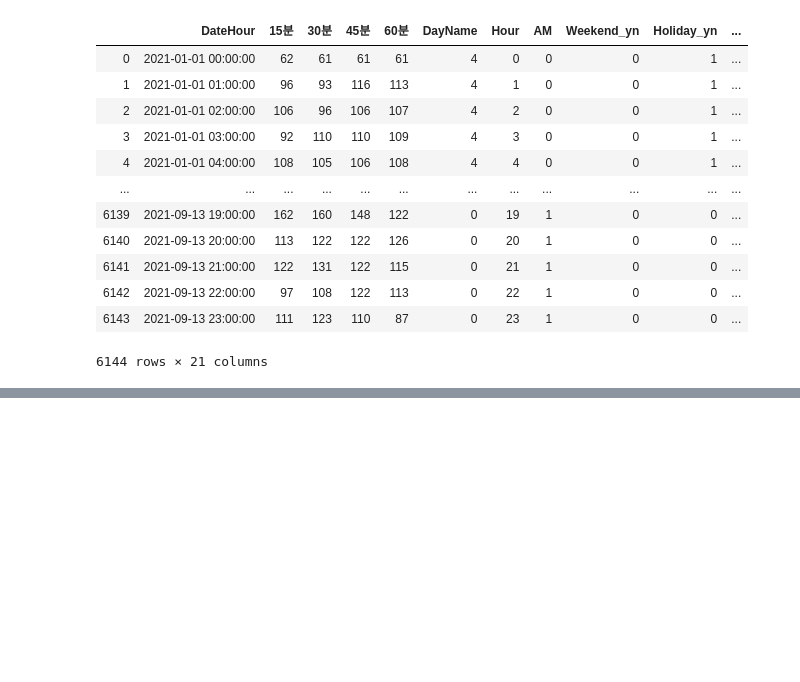
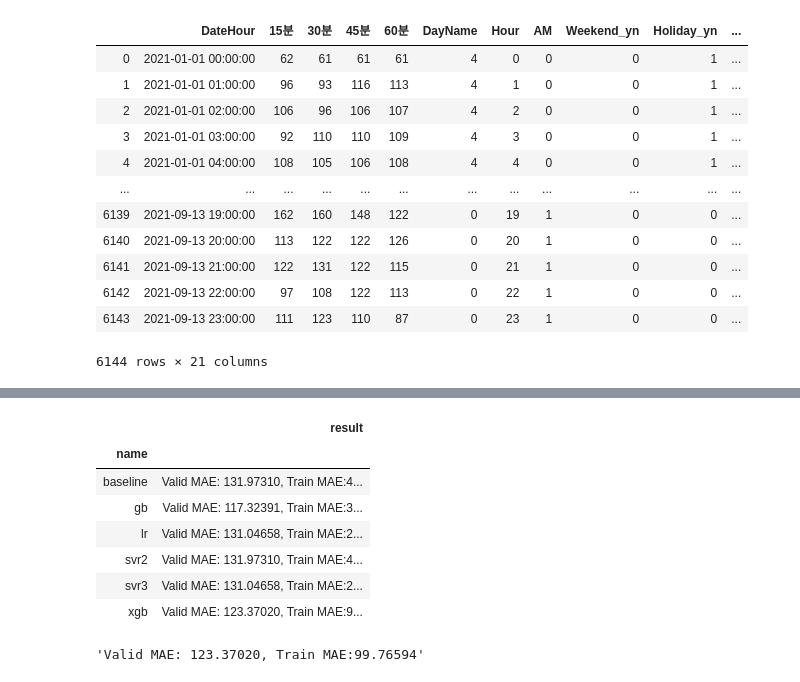
Before and after one commit to jw-koo/DS_lv3_2412, a Jupyter notebook: sec_ds_lv3_prob3_kaggle.ipynb, the cells around one changed output, grey strips where cells are left out. Cells and saved outputs as stored; diff of their text form; code cells hidden in the pictures; blank space fills up the shorter version.

```diff
--- a/sec_ds_lv3_prob3_kaggle.ipynb
+++ b/sec_ds_lv3_prob3_kaggle.ipynb
@@ -266,0 +378,27 @@ mean_absolute_error(
+# %%
+# XGB: XGBoost
+
+import xgboost as xgb
+
+X_xgb = "15분, 30분, 45분, 60분, DayName, Hour, AM, Weekend_yn, Holiday_yn, Avg, TotalHour, 생산량, 기온, 풍속, 습도, 강수량, 전기요금(계절), 공장인원, 인건비"
+X_xgb = [i.strip() for i in X_xgb.split(',')]
+
+ct = ColumnTransformer([
+    ('pt', 'passthrough', X_xgb)
+])
+# n_estimators=?, learning_rate=?, max_depth=? 을 튜닝해봅니다. GradientBoostingRegressor와 유사합니다.
+reg_xgb = make_pipeline(
+    ct,
+    xgb.XGBRegressor(random_state=123)
+)
+eval_model('xgb', reg_xgb)
+# %% [output]
+|  | result |
+| name |  |
+| baseline | Valid MAE: 131.97310, Train MAE:4... |
+| gb | Valid MAE: 117.32391, Train MAE:3... |
+| lr | Valid MAE: 131.04658, Train MAE:2... |
+| svr2 | Valid MAE: 131.97310, Train MAE:4... |
+| svr3 | Valid MAE: 131.04658, Train MAE:2... |
+| xgb | Valid MAE: 123.37020, Train MAE:9... |
+'Valid MAE: 123.37020, Train MAE:99.76594'
```
Also changed, not shown: parts of 26 cells of this notebook.
